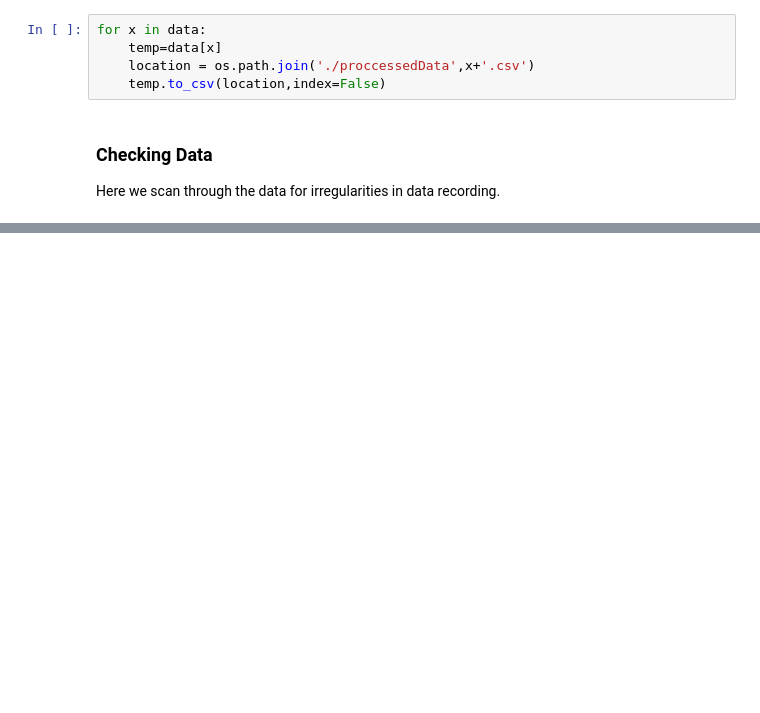
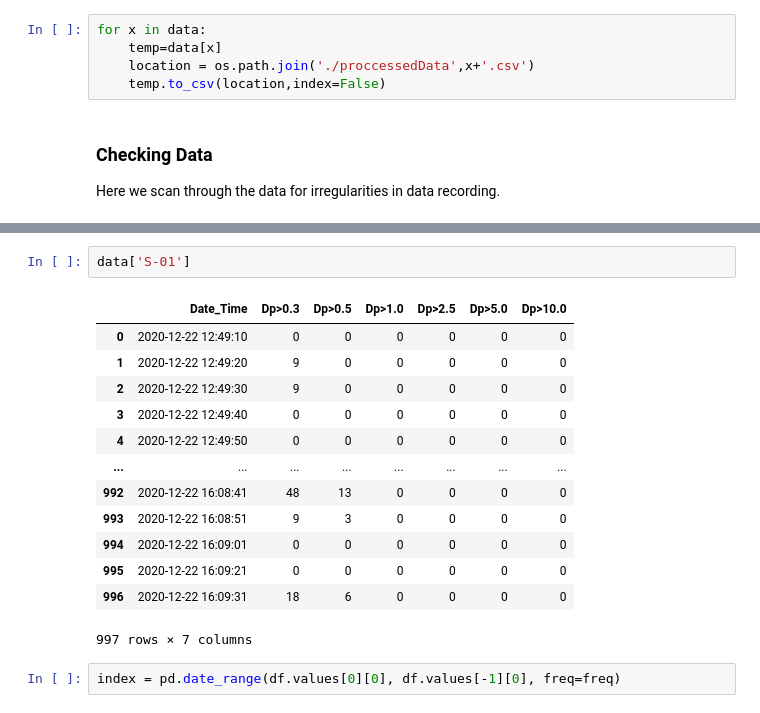
Before and after one commit to rrochlin/UWMedDecember, a Jupyter notebook: Dev.ipynb, the cells around one changed output, grey strips where cells are left out. Saved outputs shown, nothing was run; the diff lists cells and outputs as text; blank space fills up the shorter version.

```diff
--- a/Dev.ipynb
+++ b/Dev.ipynb
@@ -109,0 +202,18 @@ for x in data:
+# %%
+data['S-01']
+# %% [output]
+|  | Date_Time | Dp>0.3 | Dp>0.5 | Dp>1.0 | Dp>2.5 | Dp>5.0 | Dp>10.0 |
+| 0 | 2020-12-22 12:49:10 | 0 | 0 | 0 | 0 | 0 | 0 |
+| 1 | 2020-12-22 12:49:20 | 9 | 0 | 0 | 0 | 0 | 0 |
+| 2 | 2020-12-22 12:49:30 | 9 | 0 | 0 | 0 | 0 | 0 |
+| 3 | 2020-12-22 12:49:40 | 0 | 0 | 0 | 0 | 0 | 0 |
+| 4 | 2020-12-22 12:49:50 | 0 | 0 | 0 | 0 | 0 | 0 |
+| ... | ... | ... | ... | ... | ... | ... | ... |
+| 992 | 2020-12-22 16:08:41 | 48 | 13 | 0 | 0 | 0 | 0 |
+| 993 | 2020-12-22 16:08:51 | 9 | 3 | 0 | 0 | 0 | 0 |
+| 994 | 2020-12-22 16:09:01 | 0 | 0 | 0 | 0 | 0 | 0 |
+| 995 | 2020-12-22 16:09:21 | 0 | 0 | 0 | 0 | 0 | 0 |
+| 996 | 2020-12-22 16:09:31 | 18 | 6 | 0 | 0 | 0 | 0 |
+997 rows × 7 columns
+# %%
+index = pd.date_range(df.values[0][0], df.values[-1][0], freq=freq)
```
Also changed, not shown: parts of 19 cells of this notebook, 1 other file.
